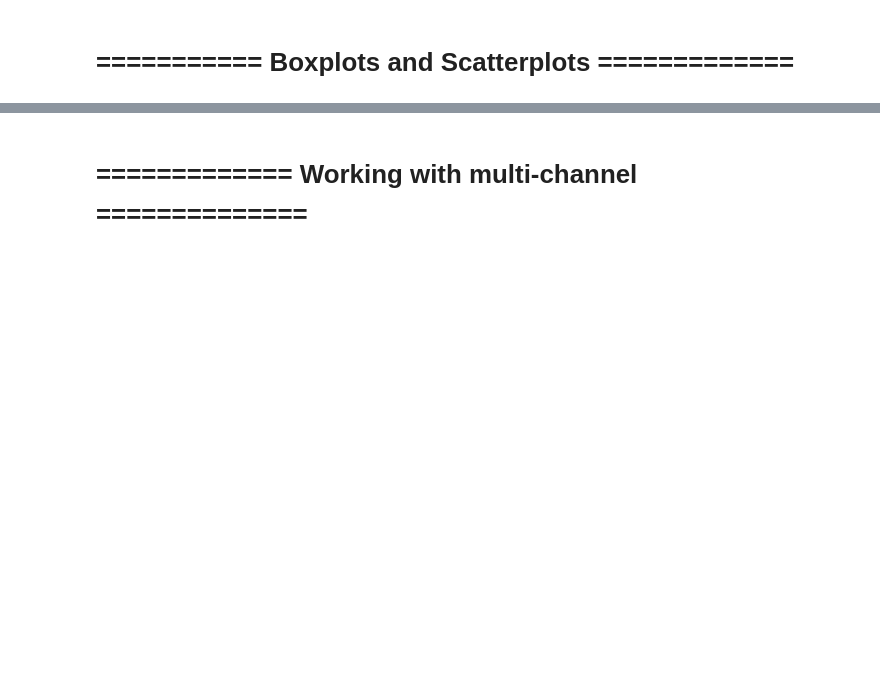
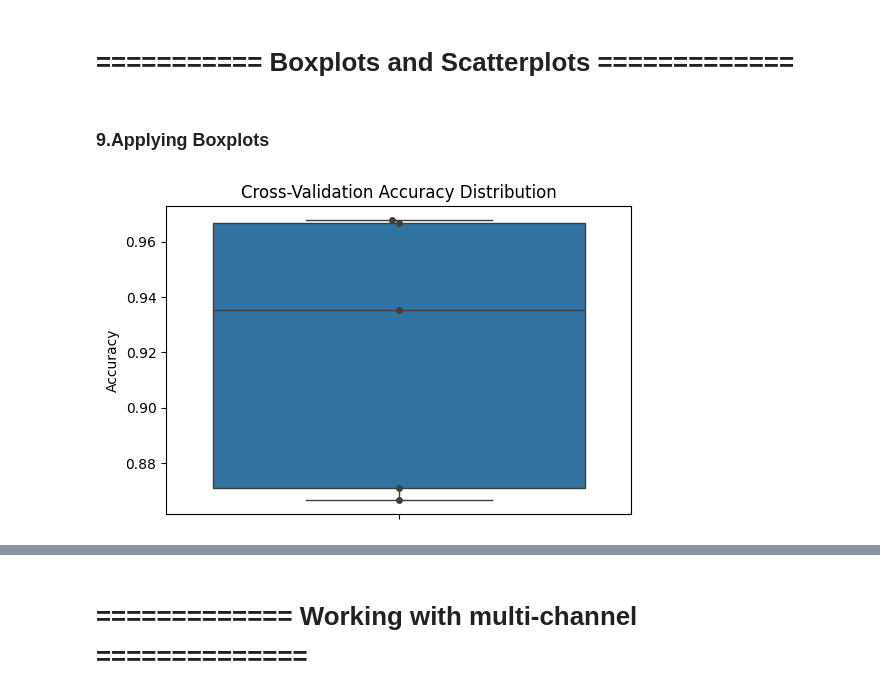
Before and after one commit to Mbala12/SVM-RF-with-Sleep-Database, a Jupyter notebook: SVM_RF_Classification.ipynb, the cells around one changed output, grey strips where cells are left out. Drawn from its saved outputs; the diff is of its cells as text; code cells hidden in the pictures; blank space fills up the shorter version.

Commit message:
Added Boxplots and Scatterplots

```diff
--- a/SVM_RF_Classification.ipynb
+++ b/SVM_RF_Classification.ipynb
@@ -343,6 +344,7 @@ kf = StratifiedKFold(n_splits=5, shuffle=True, random_state=42)
 
 y_true_all = []
 y_pred_all = []
+fold_accuracies = []
 
 for train_idx, test_idx in kf.split(X_avg, y):
     X_train, X_test = X_avg[train_idx], X_avg[test_idx]
@@ -353,6 +355,7 @@ for train_idx, test_idx in kf.split(X_avg, y):
 
     y_true_all.extend(y_test)
     y_pred_all.extend(y_pred)
+    fold_accuracies.append(accuracy_score(y_test, y_pred))
 # %% [markdown]
 ### 4. Compute Confusion Matrix Using Morlet Wavelets
 # %%
@@ -430,6 +432,7 @@ kf = StratifiedKFold(n_splits=5, shuffle=True, random_state=42)
 
 y_true_all = []
 y_pred_all = []
+fold_accuracies = []
 
 for train_idx, test_idx in kf.split(X, y):
     X_train, X_test = X[train_idx], X[test_idx]
@@ -440,4 +443,5 @@ for train_idx, test_idx in kf.split(X, y):
 
     y_true_all.extend(y_test)
     y_pred_all.extend(y_pred)
+    fold_accuracies.append(accuracy_score(y_test, y_pred))
 # %% [markdown]
@@ -461,3 +465,17 @@ Normalized confusion matrix:
 [figure]
 # %% [markdown]
 # =========== Boxplots and Scatterplots =============
+# %% [markdown]
+### 9.Applying Boxplots
+# %%
+# -----------------------------
+# Boxplot of CV Accuracies
+# -----------------------------
+plt.figure(figsize=(6, 4))
+sns.boxplot(data=fold_accuracies)
+sns.swarmplot(data=fold_accuracies, color=".25")  # show individual points
+plt.ylabel("Accuracy")
+plt.title("Cross-Validation Accuracy Distribution")
+plt.show()
+# %% [output]
+[figure, added]
```
Also changed, not shown: parts of 9 cells of this notebook.
